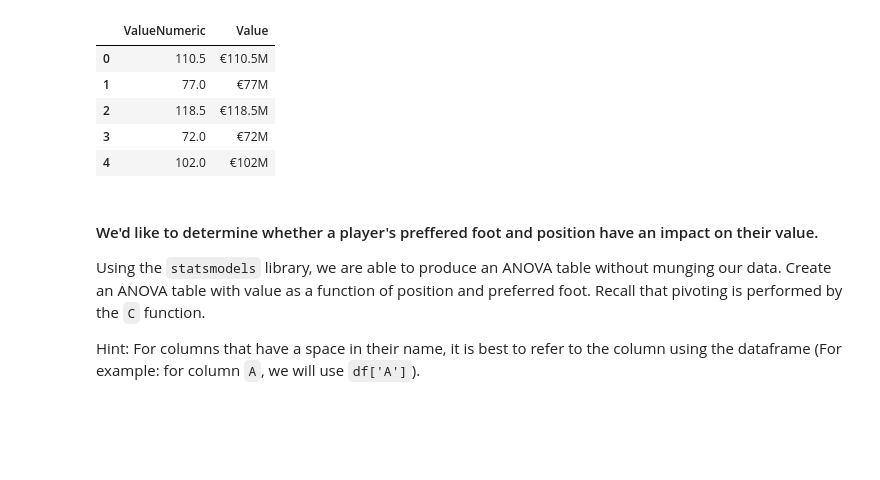
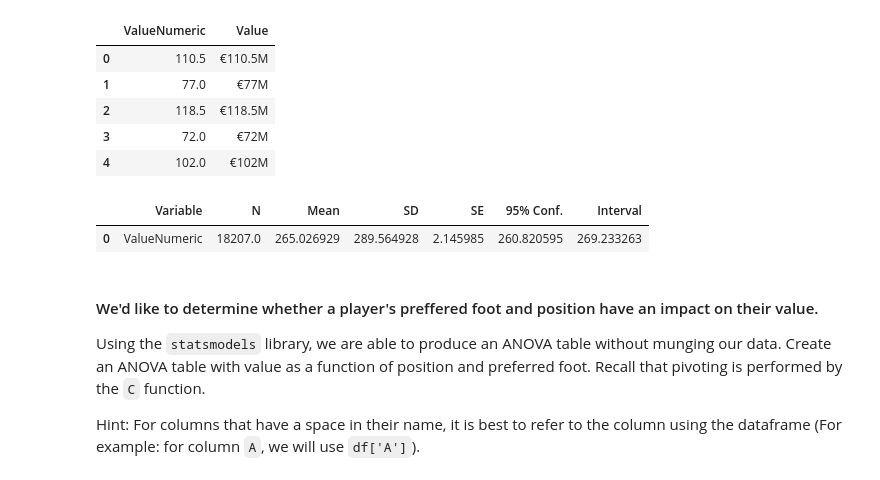
Before and after one commit to ironhack-datalabs/datamad0620, a Jupyter notebook: module-2/lab-correlation-tests-with-scipy/your-code/main.ipynb, the cells around one changed output. Saved outputs shown, nothing was run; the diff lists cells and outputs as text; code cells hidden in the pictures; blank space fills up the shorter version.

```diff
--- a/module-2/lab-correlation-tests-with-scipy/your-code/main.ipynb
+++ b/module-2/lab-correlation-tests-with-scipy/your-code/main.ipynb
@@ -64,6 +63,13 @@ fifa[["ValueNumeric","Value"]].head()
 | 2 | 118.5 | €118.5M |
 | 3 | 72.0 | €72M |
 | 4 | 102.0 | €102M |
+# %%
+#Investigando me he encontrado esto,y me parece muy útil para estadística,mola!
+import researchpy as rp
+rp.summary_cont(fifa['ValueNumeric'])
+# %% [output]
+|  | Variable | N | Mean | SD | SE | 95% Conf. | Interval |
+| 0 | ValueNumeric | 18207.0 | 265.026929 | 289.564928 | 2.145985 | 260.820595 | 269.233263 |
 # %% [markdown]
 #### We'd like to determine whether a player's preffered foot and position have an impact on their value.
 
```
Also changed, not shown: parts of 8 cells of this notebook.
